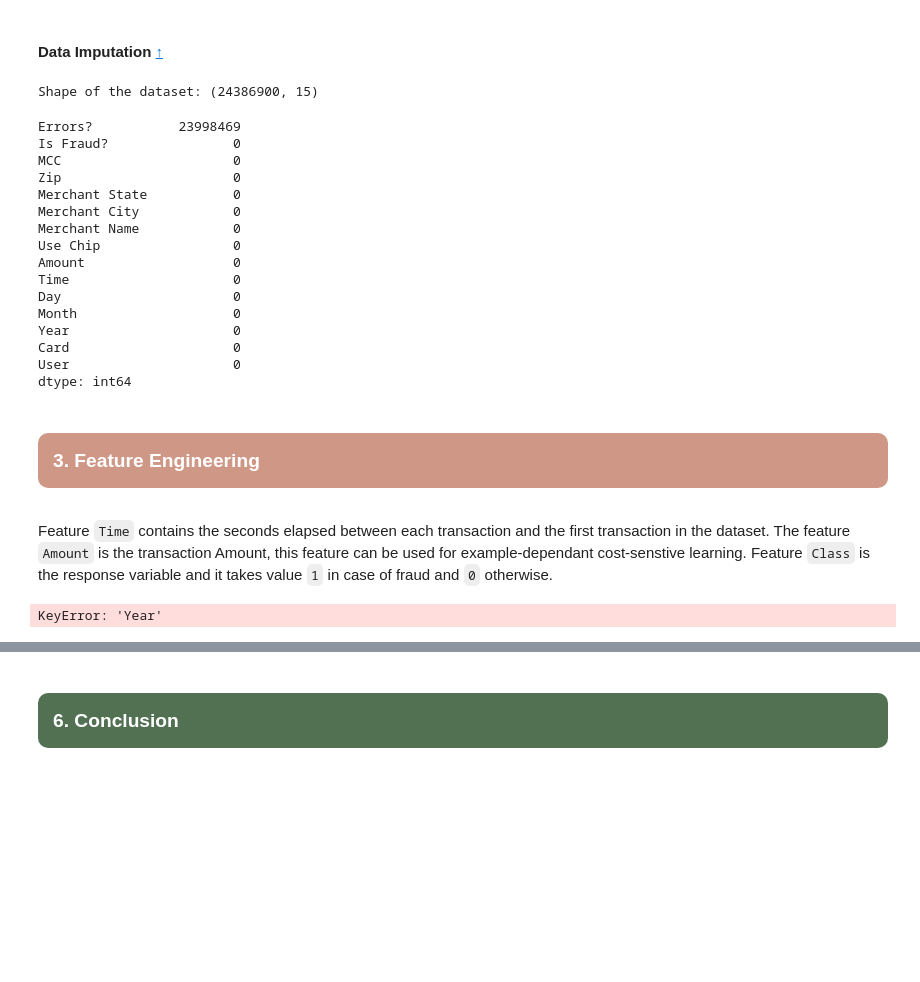
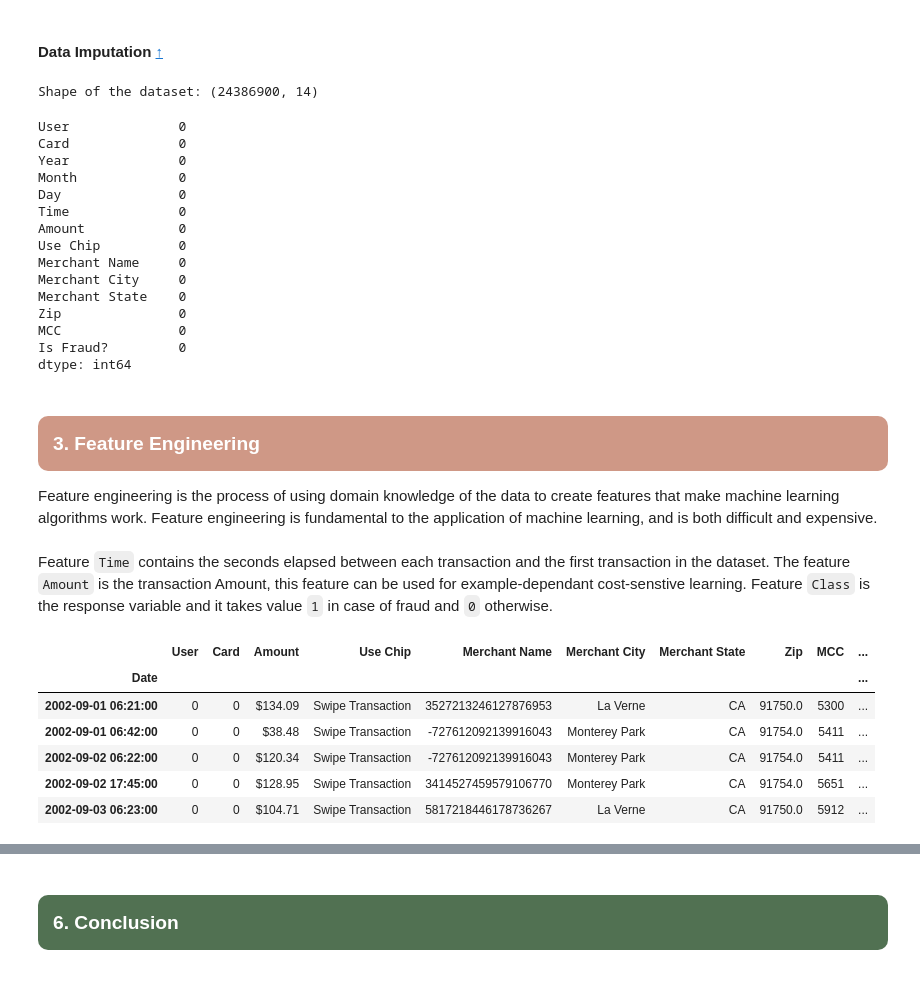
Before and after one commit to techthumb1/Data-Engineering-Credit-Card-Transactions, a Jupyter notebook: data_modelling/Credit-Card-Fraud-Detection-Transactions.ipynb, the cells around one changed output, grey strips where cells are left out. Drawn from its saved outputs; the diff is of its cells as text; code cells hidden in the pictures; blank space fills up the shorter version.

```diff
--- a/data_modelling/Credit-Card-Fraud-Detection-Transactions.ipynb
+++ b/data_modelling/Credit-Card-Fraud-Detection-Transactions.ipynb
@@ -217,30 +232,32 @@ def impute_na(df, variable):
     most_frequent_category = df[variable].mode()[0]
     df[variable].fillna(most_frequent_category, inplace=True)
 
+# Drop the Errors? column
+df.drop('Errors?', axis=1, inplace=True)
+
 # Impute missing values
-for feature in ['Merchant Name', 'Merchant City', 'Merchant State', 'Zip']:
+for feature in ['Merchant State', 'Zip']:
     impute_na(df, feature)
 
 # Check for missing values
 print(f'Shape of the dataset: {df.shape}')
 df.isnull().sum().sort_values(ascending=False)
 # %% [output]
-Shape of the dataset: (24386900, 15)
+Shape of the dataset: (24386900, 14)
-Errors?           23998469
-Is Fraud?                0
-MCC                      0
-Zip                      0
-Merchant State           0
-Merchant City            0
-Merchant Name            0
-Use Chip                 0
-Amount                   0
-Time                     0
-Day                      0
-Month                    0
-Year                     0
-Card                     0
-User                     0
+User              0
+Card              0
+Year              0
+Month             0
+Day               0
+Time              0
+Amount            0
+Use Chip          0
+Merchant Name     0
+Merchant City     0
+Merchant State    0
+Zip               0
+MCC               0
+Is Fraud?         0
 dtype: int64
 # %% [markdown]
 
@@ -254,6 +271,9 @@ dtype: int64
                  font-family: Trebuchet MS;">3.  Feature Engineering
     </h3>
 </div>
+
+
+Feature engineering is the process of using domain knowledge of the data to create features that make machine learning algorithms work. Feature engineering is fundamental to the application of machine learning, and is both difficult and expensive.
 # %% [markdown]
 
  Feature `Time` contains the seconds elapsed between each transaction and the first transaction in the dataset. The feature `Amount` is the transaction Amount, this feature can be used for example-dependant cost-senstive learning. Feature  `Class` is the response variable and it takes value `1` in case of fraud and `0` otherwise.
@@ -273,13 +291,22 @@ def all_transformations(df):
 # %%
 # Create a function to merge year, month, day, and hour into one column
-def merge_date(df):
+def new_date(df):
     df['Date'] = df['Year'].astype(str) + '-' + df['Month'].astype(str) + '-' + df['Day'].astype(str) + ' ' + df['Time'].astype(str)
     df['Date'] = pd.to_datetime(df['Date'])
     df.drop(['Year', 'Month', 'Day', 'Time'], axis=1, inplace=True)
     return df
 # %%
- # Check our new date column
-df = merge_date(df)
+ # Check our new date column, and remove of the original columns
+ # Index the date column
+df = new_date(df)
+df['Date'] = pd.to_datetime(df['Date'])
+df.set_index('Date', inplace=True)
 df.head()
 # %% [output]
-KeyError: 'Year'
+|  | User | Card | Amount | Use Chip | Merchant Name | Merchant City | Merchant State | Zip | MCC | ... |
+| Date |  |  |  |  |  |  |  |  |  | ... |
+| 2002-09-01 06:21:00 | 0 | 0 | $134.09 | Swipe Transaction | 3527213246127876953 | La Verne | CA | 91750.0 | 5300 | ... |
+| 2002-09-01 06:42:00 | 0 | 0 | $38.48 | Swipe Transaction | -727612092139916043 | Monterey Park | CA | 91754.0 | 5411 | ... |
+| 2002-09-02 06:22:00 | 0 | 0 | $120.34 | Swipe Transaction | -727612092139916043 | Monterey Park | CA | 91754.0 | 5411 | ... |
+| 2002-09-02 17:45:00 | 0 | 0 | $128.95 | Swipe Transaction | 3414527459579106770 | Monterey Park | CA | 91754.0 | 5651 | ... |
+| 2002-09-03 06:23:00 | 0 | 0 | $104.71 | Swipe Transaction | 5817218446178736267 | La Verne | CA | 91750.0 | 5912 | ... |
```
Also changed, not shown: parts of 22 cells of this notebook, 1 other file.
